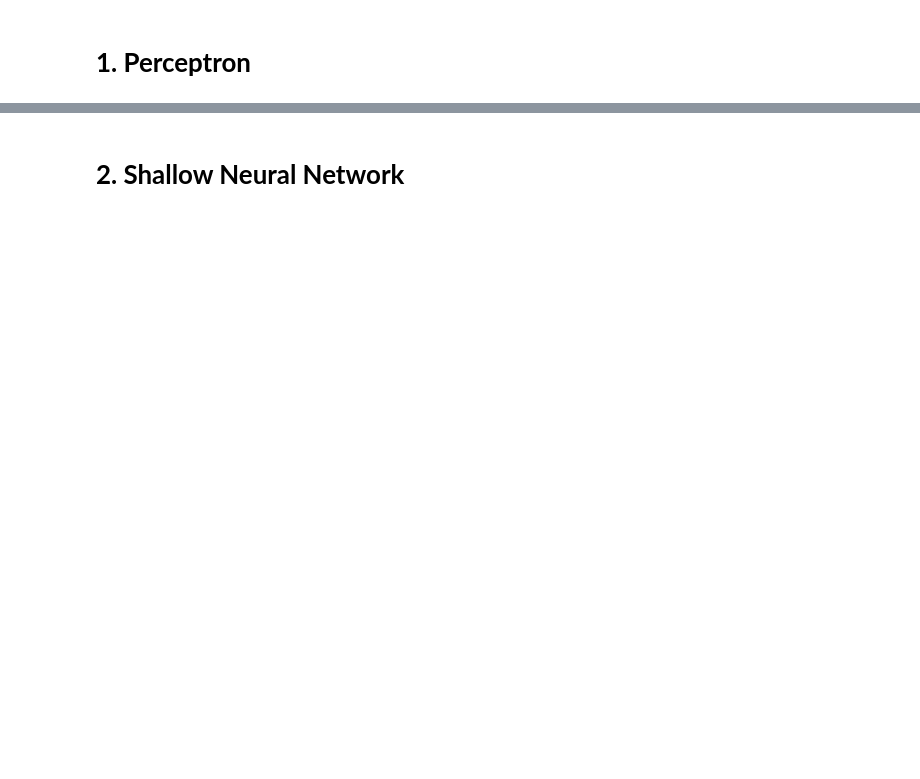
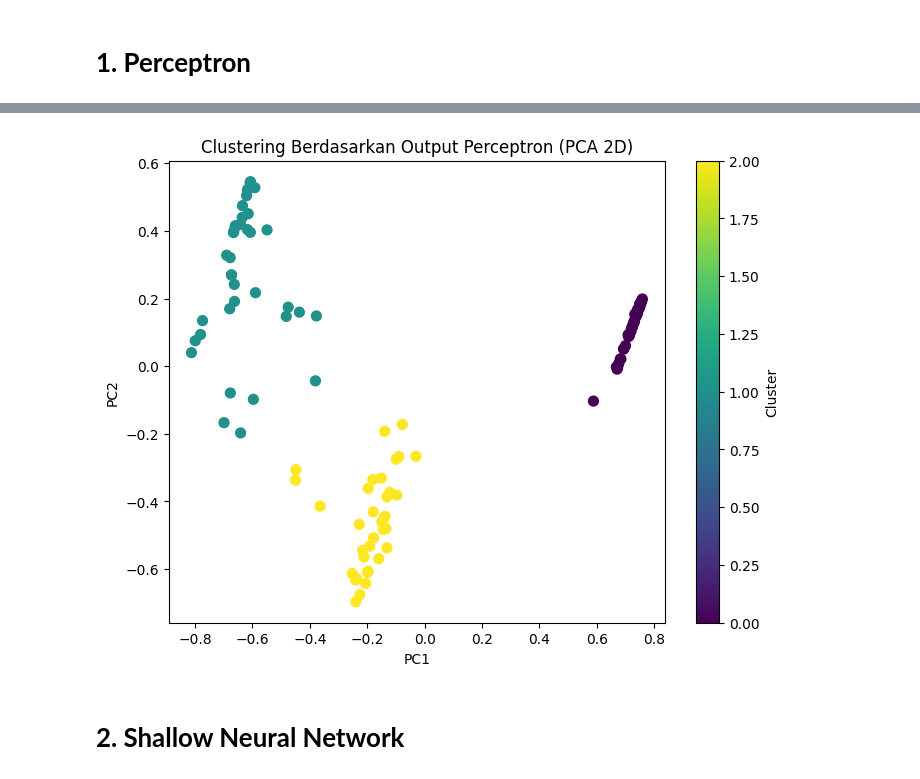
Before and after one commit to Gdankz/JST, a Jupyter notebook: UTS.ipynb, the cells around one changed output, grey strips where cells are left out. Cells and saved outputs as stored; diff of their text form; code cells hidden in the pictures; blank space fills up the shorter version.

```diff
--- a/UTS.ipynb
+++ b/UTS.ipynb
@@ -116,3 +118,19 @@ Akurasi Perceptron: 96.67%
+# %%
+kmeans = KMeans(n_clusters=3, random_state=0)
+clusters = kmeans.fit_predict(a)
+# %%
+pca = PCA(n_components=2)
+a_pca = pca.fit_transform(a)
+# %%
+plt.figure(figsize=(8,6))
+plt.scatter(a_pca[:, 0], a_pca[:, 1], c=clusters, cmap='viridis', s=50)
+plt.title("Clustering Berdasarkan Output Perceptron (PCA 2D)")
+plt.xlabel("PC1")
+plt.ylabel("PC2")
+plt.colorbar(label="Cluster")
+plt.show()
+# %% [output]
+[figure, added]
 # %% [markdown]
 # **2. Shallow Neural Network**
 # %%
```
Also changed, not shown: parts of 7 cells of this notebook.
